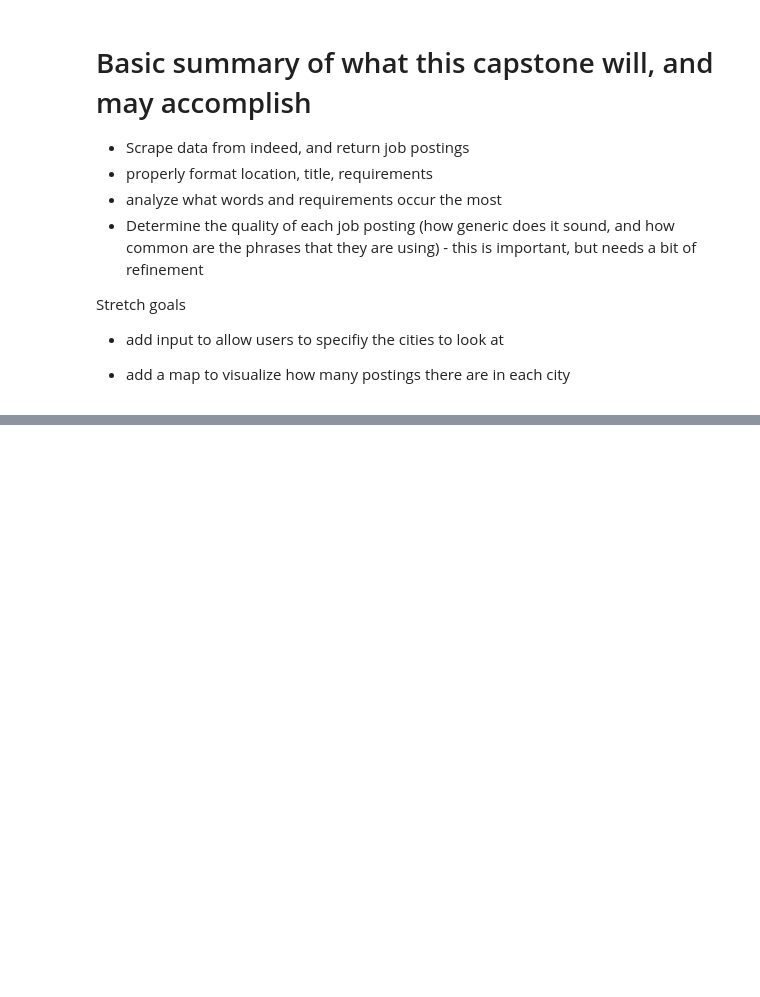
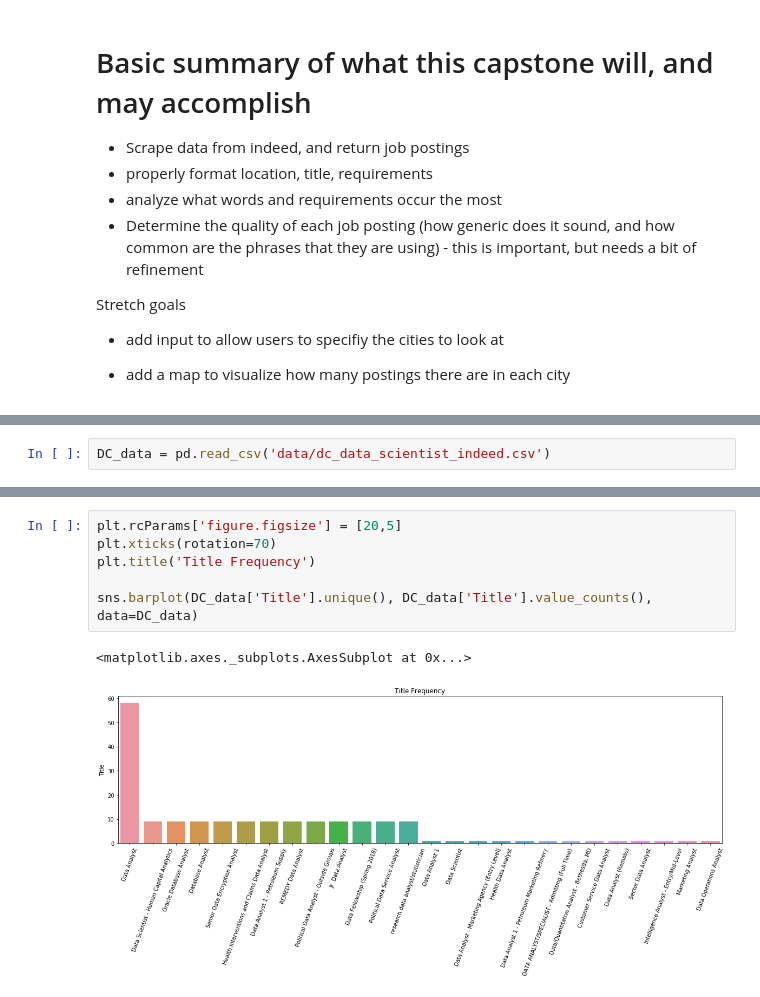
Before and after one commit to mhuh22/Thinkful, a Jupyter notebook: Bootcamp/Unit 7/Analysis on Indeed Data Scientist Postings.ipynb, the cells around one changed output, grey strips where cells are left out. Cells and saved outputs as stored; diff of their text form; blank space fills up the shorter version.

```diff
--- a/Bootcamp/Unit 7/Analysis on Indeed Data Scientist Postings.ipynb
+++ b/Bootcamp/Unit 7/Analysis on Indeed Data Scientist Postings.ipynb
@@ -28,0 +36,2 @@ print(soup.prettify())
+# %%
+DC_data = pd.read_csv('data/dc_data_scientist_indeed.csv')
@@ -28,0 +79,9 @@ print(soup.prettify())
+# %%
+plt.rcParams['figure.figsize'] = [20,5]
+plt.xticks(rotation=70)
+plt.title('Title Frequency')
+
+sns.barplot(DC_data['Title'].unique(), DC_data['Title'].value_counts(), data=DC_data)
+# %% [output]
+<matplotlib.axes._subplots.AxesSubplot at 0x...>
+[figure, added]
```
Also changed, not shown: parts of 9 cells of this notebook, 1 other file.
